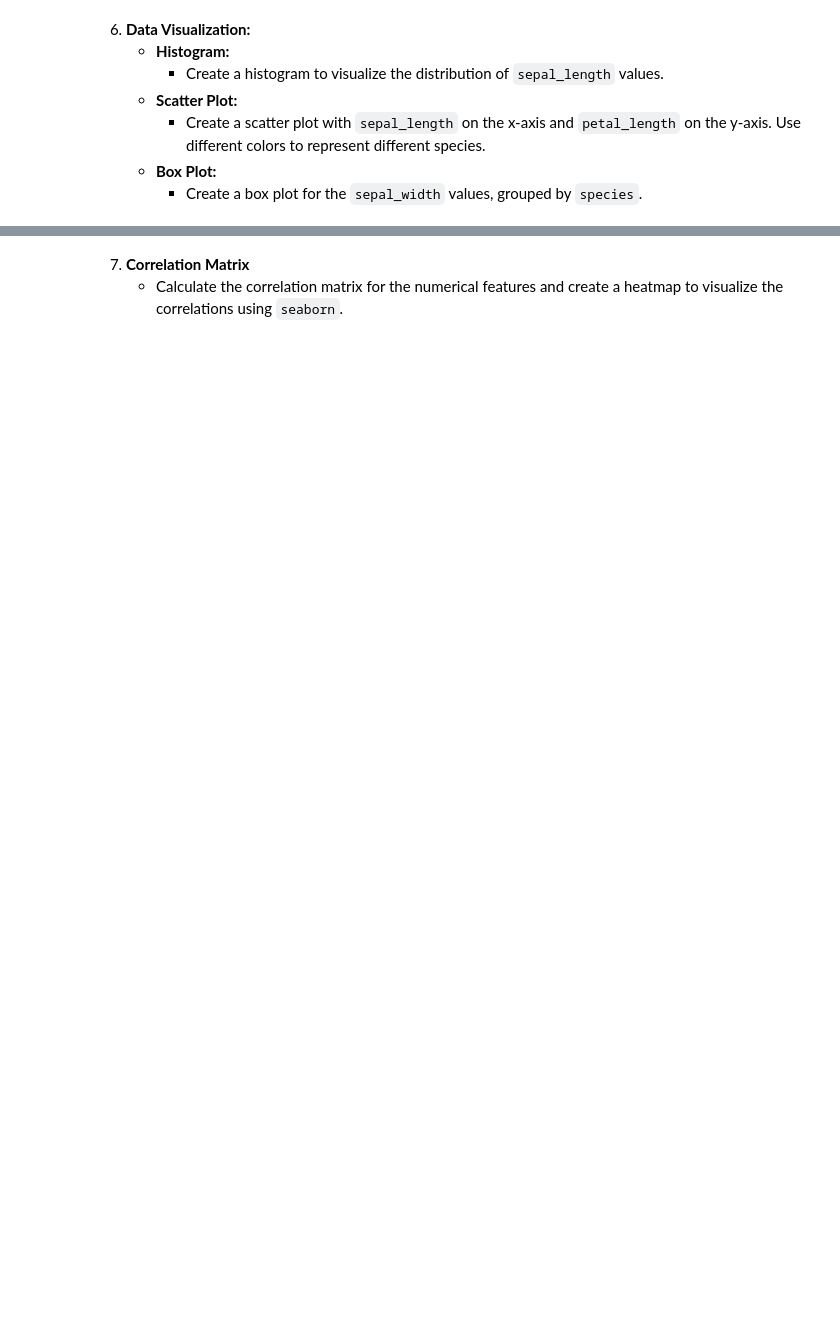
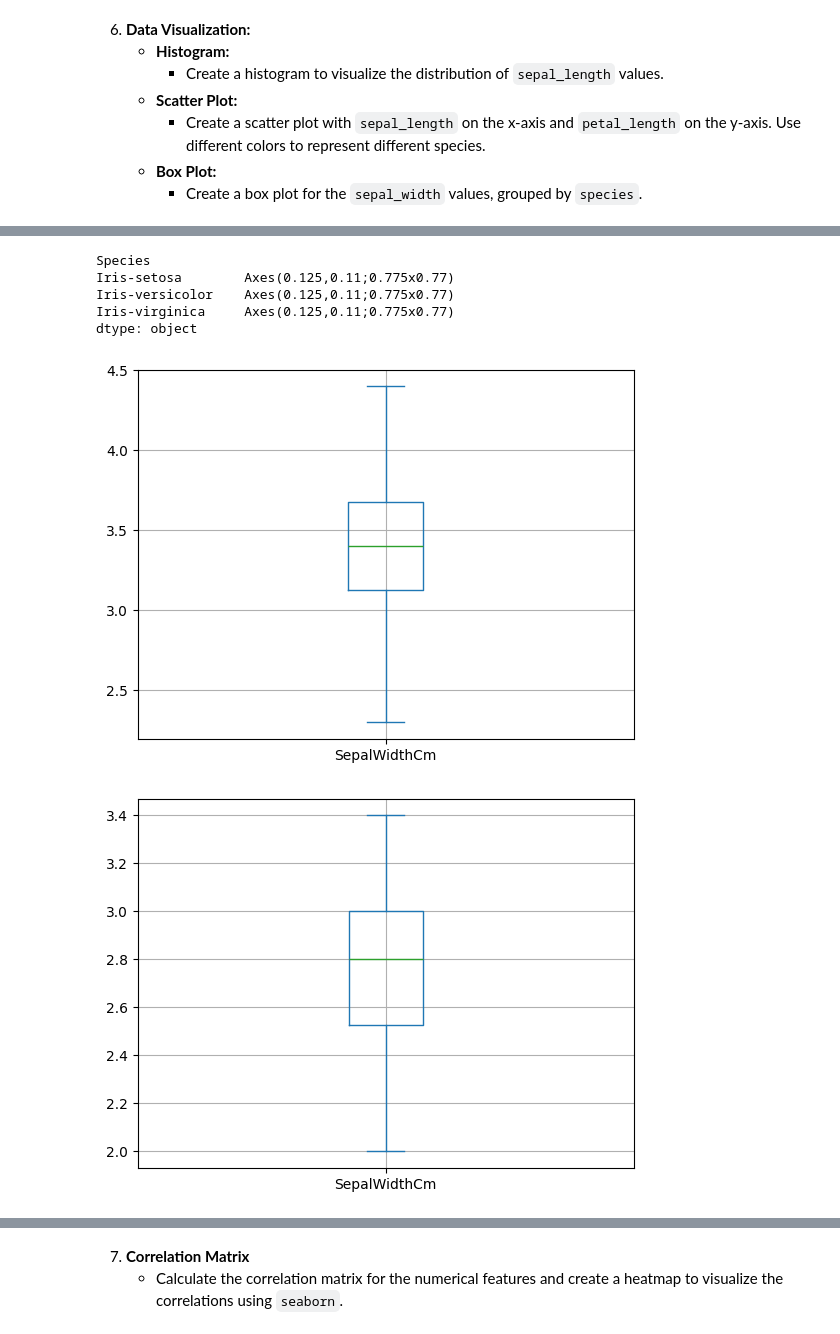
Before and after one commit to pratima55/skillDatascience, a Jupyter notebook: Assignment/Assignment-07_Feb28.ipynb, the cells around one changed output, grey strips where cells are left out. Cells and saved outputs as stored; diff of their text form; code cells hidden in the pictures; blank space fills up the shorter version.

```diff
--- a/Assignment/Assignment-07_Feb28.ipynb
+++ b/Assignment/Assignment-07_Feb28.ipynb
@@ -162,0 +191,11 @@ filter_by_sepal
+# %%
+#box plot
+data[["SepalWidthCm","Species"]].groupby(by = "Species").plot(kind = "box", grid = True)
+# %% [output]
+Species
+Iris-setosa        Axes(0.125,0.11;0.775x0.77)
+Iris-versicolor    Axes(0.125,0.11;0.775x0.77)
+Iris-virginica     Axes(0.125,0.11;0.775x0.77)
+dtype: object
+[figure, added]
+[figure, added]
```
Also changed, not shown: parts of 33 cells of this notebook.
